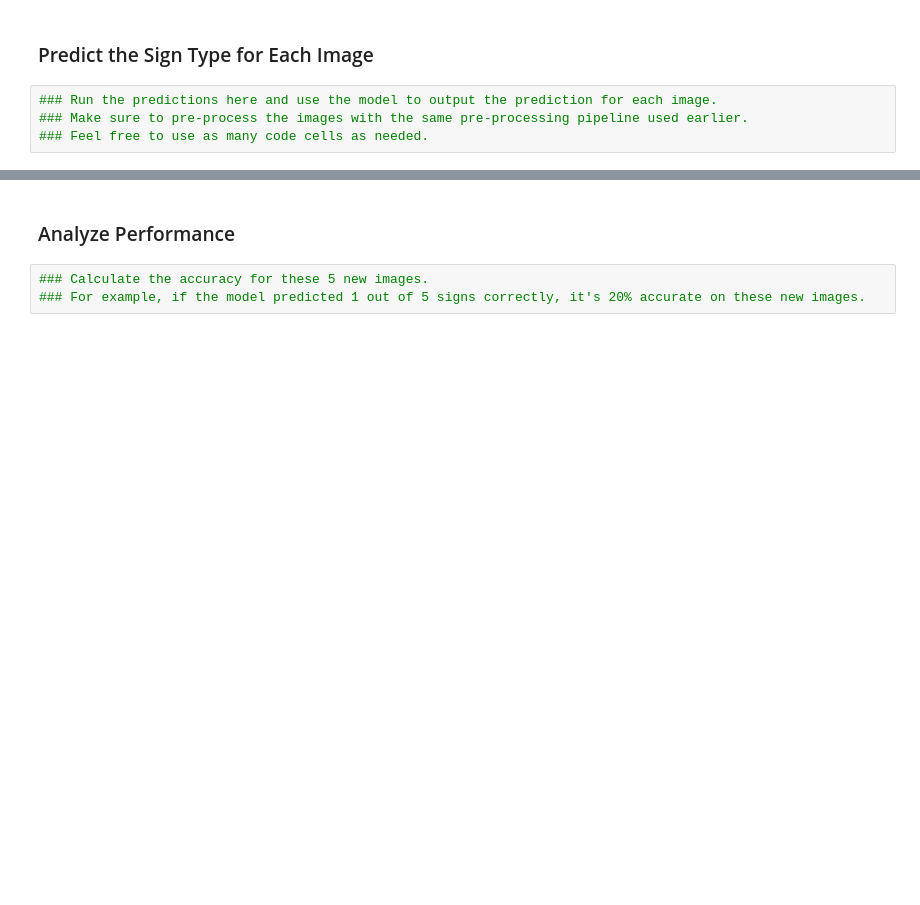
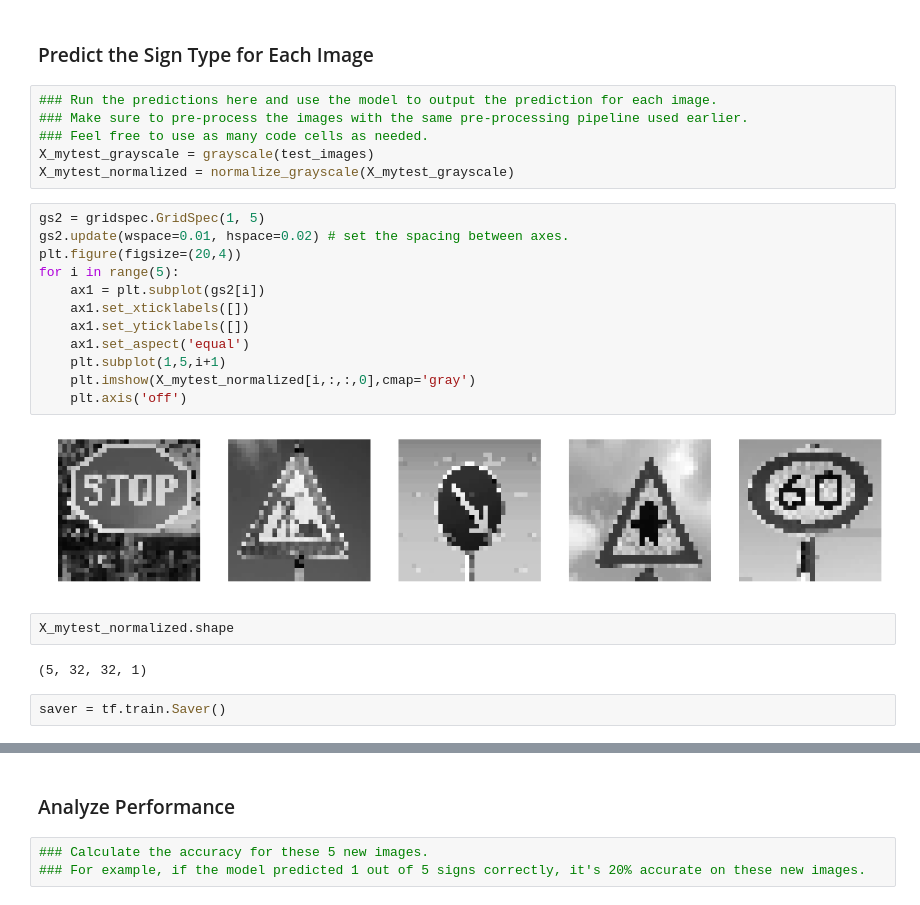
Before and after one commit to junfeizhu/CarND-Traffic-Sign-Classifier-Project, a Jupyter notebook: Traffic_Sign_Classifier.ipynb, the cells around one changed output, grey strips where cells are left out. Drawn from its saved outputs; the diff is of its cells as text; blank space fills up the shorter version.

```diff
--- a/Traffic_Sign_Classifier.ipynb
+++ b/Traffic_Sign_Classifier.ipynb
@@ -529,3 +579,25 @@ You may find `signnames.csv` useful as it contains mappings from the class id (i
 ### Run the predictions here and use the model to output the prediction for each image.
 ### Make sure to pre-process the images with the same pre-processing pipeline used earlier.
 ### Feel free to use as many code cells as needed.
+X_mytest_grayscale = grayscale(test_images)
+X_mytest_normalized = normalize_grayscale(X_mytest_grayscale)
+# %%
+gs2 = gridspec.GridSpec(1, 5)
+gs2.update(wspace=0.01, hspace=0.02) # set the spacing between axes.
+plt.figure(figsize=(20,4))
+for i in range(5):
+    ax1 = plt.subplot(gs2[i])
+    ax1.set_xticklabels([])
+    ax1.set_yticklabels([])
+    ax1.set_aspect('equal')
+    plt.subplot(1,5,i+1)
+    plt.imshow(X_mytest_normalized[i,:,:,0],cmap='gray')
+    plt.axis('off')
+# %% [output]
+[figure, added]
+# %%
+X_mytest_normalized.shape
+# %% [output]
+(5, 32, 32, 1)
+# %%
+saver = tf.train.Saver()
```
Also changed, not shown: parts of 13 cells of this notebook, 10 other files.
